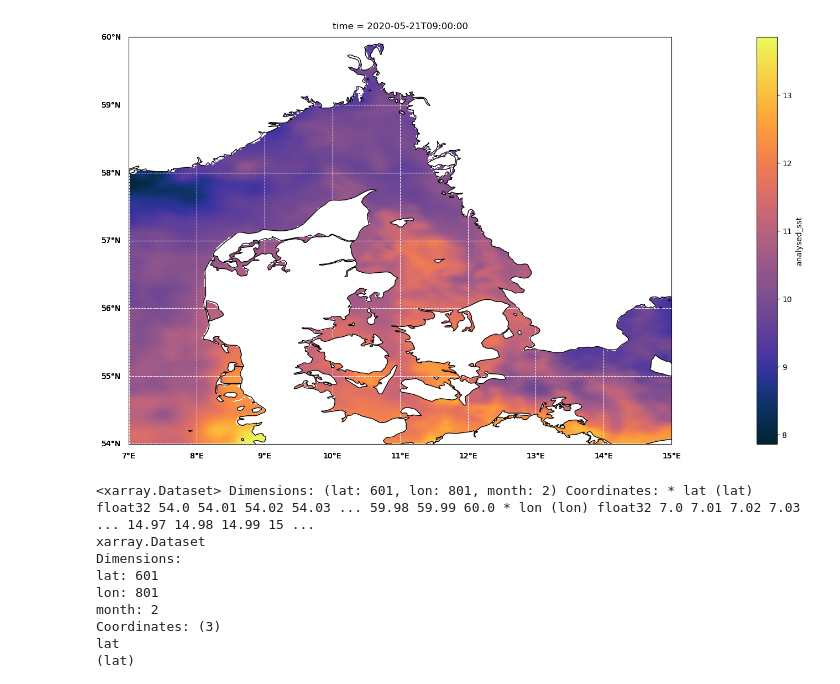
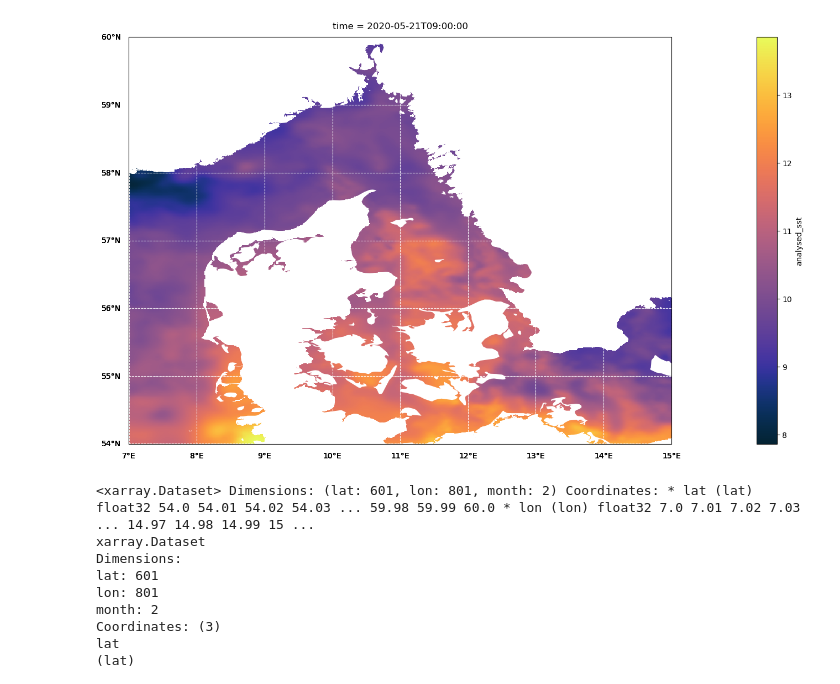
Before and after one commit to jmedholm/OC4920, a Jupyter notebook: Plot_GHRSST.ipynb, the cells around one changed output. Drawn from its saved outputs; the diff is of its cells as text; code cells hidden in the pictures.

```diff
--- a/Plot_GHRSST.ipynb
+++ b/Plot_GHRSST.ipynb
@@ -45,21 +45,21 @@ sst = xr.open_mfdataset('/Users/xedhjo/Documents/Projects/OC4920/data/sst/apr_ma
 # %%
 fig, ax = plt.subplots(1,1,figsize=(30,8),subplot_kw={'projection':ccrs.PlateCarree()},constrained_layout=True)
 i=50
 sst['analysed_sst'].isel(time=i).plot(ax=ax,cmap=cmo.thermal)#,vmin=-2,vmax=30)
 
 # Add land and coastline
-ax.add_feature(cfeature.NaturalEarthFeature('physical', 'land', '10m',facecolor='w',edgecolor='k'),zorder=3)
+ax.add_feature(cfeature.NaturalEarthFeature('physical', 'land', '10m',facecolor='w'),zorder=3)
 #bx.add_feature(cfeature.NaturalEarthFeature('physical', 'land', '10m',facecolor='w',edgecolor='k'),zorder=3)
 #ax.coastlines('10m',zorder=3)
 #bx.coastlines('10m',zorder=3)
 
 # Define z-order for the spines, aka frame, so that it's above the map features
 #for axs in [ax,bx]:
 for k,spine in ax.spines.items():  #ax.spines is a dictionary
     spine.set_zorder(12)
     gridlines(ax,1,1)
 # %% [output]
-[figure, old version]
+[figure, new version]
 # %%
 sst_month = sst.groupby('time.month').mean('time')
 # %%
```
